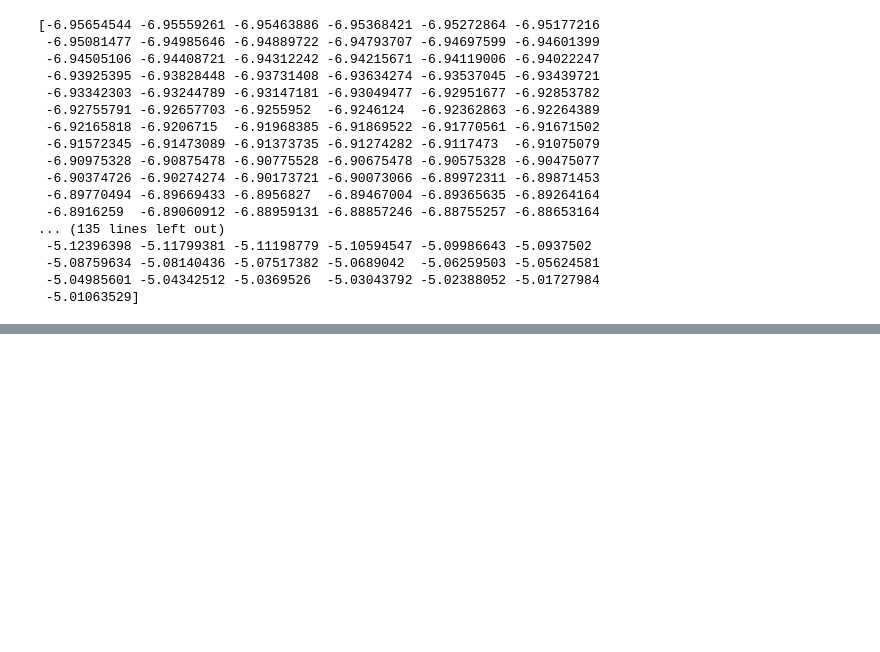
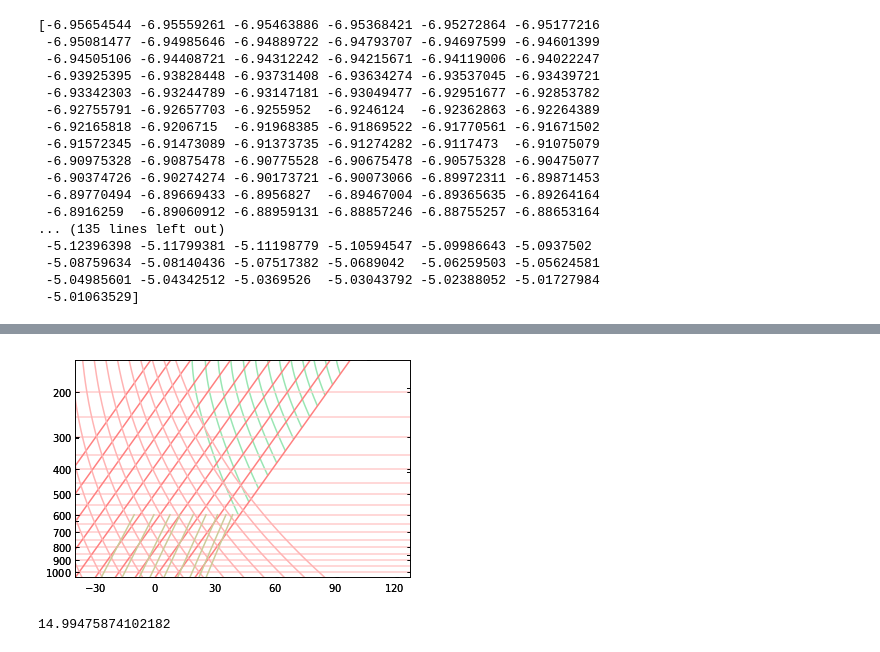
Before and after one commit to cecekelley/Cloud-Physics-Project, a Jupyter notebook: Skewt.py.ipynb, the cells around one changed output, grey strips where cells are left out. Saved outputs shown, nothing was run; the diff lists cells and outputs as text; code cells hidden in the pictures; blank space fills up the shorter version.

Commit message:
fixed the mixing ratio lines

```diff
--- a/Skewt.py.ipynb
+++ b/Skewt.py.ipynb
@@ -19,7 +21,7 @@ def T_from_p(x,p):
     return(T_from_xp)
 # %%
 def p_from_y(y):
-    p_from_y = - np.exp(y_from_p(p))
+    p_from_y = np.exp(-y)
     return(p_from_y)
 # %%
 def to_thermo(x,y):
@@ -60,5 +62,6 @@ print(y_max)
 # %% [output]
 -5.0106352940962555
 # %%
-p_levels= np.arange(1000, 150-50, -50)
+p_levels= np.arange(1000, 100, -50)
 T_C_levels= np.arange(-80, 40-10, -10)
+print (p_levels)
@@ -134,7 +142,7 @@ x_T_levels= [x_from_Tp(Ti, p_all) for Ti in T_levels]
 # %%
 x_thetas = [x_from_Tp(Bolton.theta_dry(theta_i, p_all), p_all) for theta_i in theta_levels]
 # %%
-x_mixing_ratios= [x_from_Tp(Bolton.mixing_ratio_line(p_all, mixing_ratio_i), p_all) for mixing_ratio_i in mixing_ratios]
+x_mixing_ratios= [x_from_Tp(Bolton.mixing_ratio_line(p_all, mixing_ratio_i)+C_to_K, p_all) for mixing_ratio_i in mixing_ratios]
 # %%
 mesh_T, mesh_p = np.meshgrid( np.arange(-60.0, T_levels.max()-C_to_K+0.1, 0.1), p_all)
 theta_ep_mesh = Bolton.theta_ep_field(mesh_T, mesh_p)
@@ -156,9 +164,11 @@ def theta_e_line(T, p, p_0=1000):
     t_e=theta_e(T, p, p_0=1000)
     theta_e_line=t_e
     return (theta_e_line)
+# %%
+skew_grid_helper = GridHelperCurveLinear((from_thermo, to_thermo))
 # %%
 fig= plt.figure()
-ax= Subplot(fig, 1, 1, 1)
+ax= Subplot(fig, 1, 1, 1, grid_helper=skew_grid_helper)
 fig.add_subplot(ax)
 
 for yi in y_p_levels:
@@ -167,12 +177,18 @@ for yi in y_p_levels:
 for x_T in x_T_levels:
     ax.plot(x_T, y_all_p, color=(1.0,0.5, 0.5))
 
-for x_theta on x_thetas:
+for x_theta in x_thetas:
     ax.plot(x_theta, y_all_p, color=(1.0, 0.7, 0.7))
 
 for x_mixing_ratio in x_mixing_ratios:
-    good = all_p >= 600 #restrict mixng ration lines to below 600 mb
+    good = p_all >= 600 #restrict mixng ration lines to below 600 mb
     ax.plot(x_mixing_ratio[good], y_all_p[good], color=(0.8, 0.8, 0.6))
+
+def format_coord(x, y):
+    T, p= to_thermo(x, y)
+    return "{0:5.1f} C, {1:5.1f} mb".format(float(T), float(p))
+
+ax.format_coord = format_coord
 
 n_moist = len(theta_ep_levels)
 moist_colors= ((0.6,0.9,0.7),)*n_moist
@@ -187,0 +203,5 @@ SyntaxError: invalid syntax (<ipython-input-30-ce85b67ded33>, line 11)
+[figure, added]
+# %%
+print(Bolton.mix_rat)
+# %% [output]
+14.99475874102182
```
Also changed, not shown: parts of 5 cells of this notebook.
